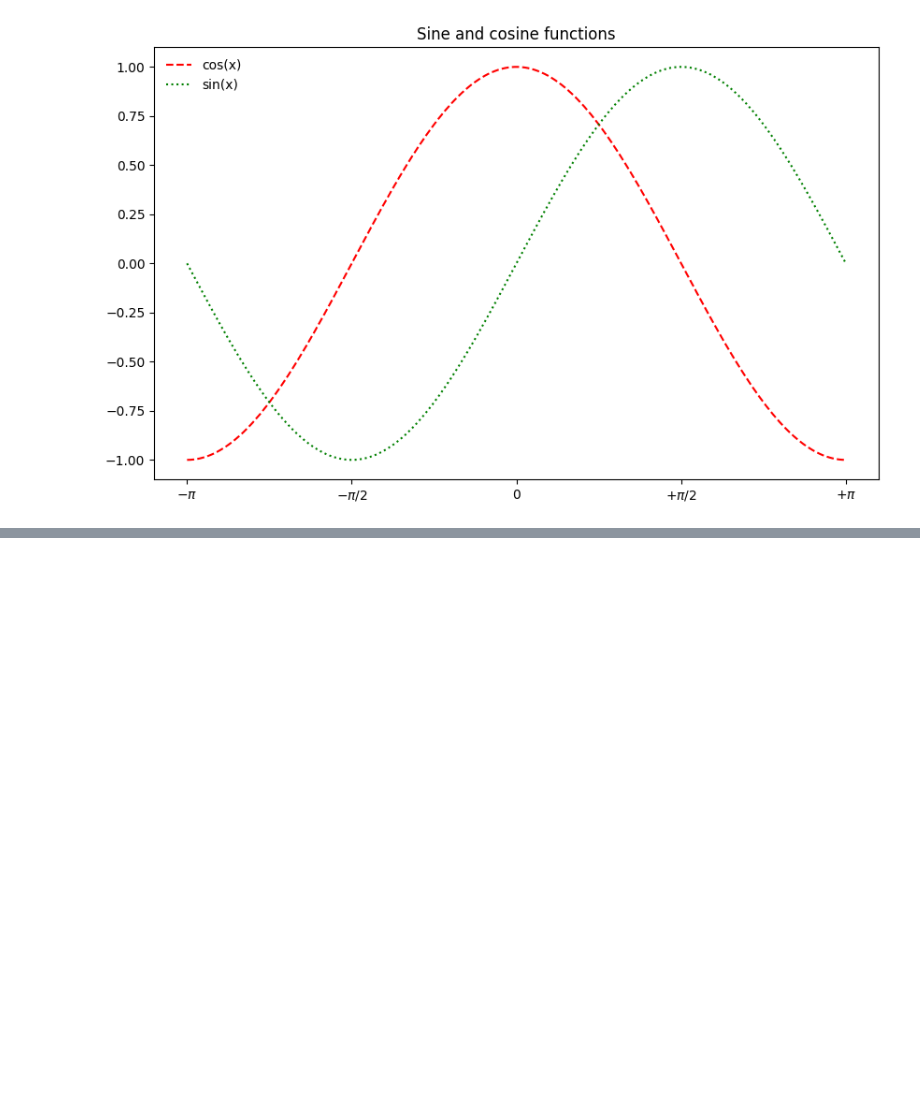
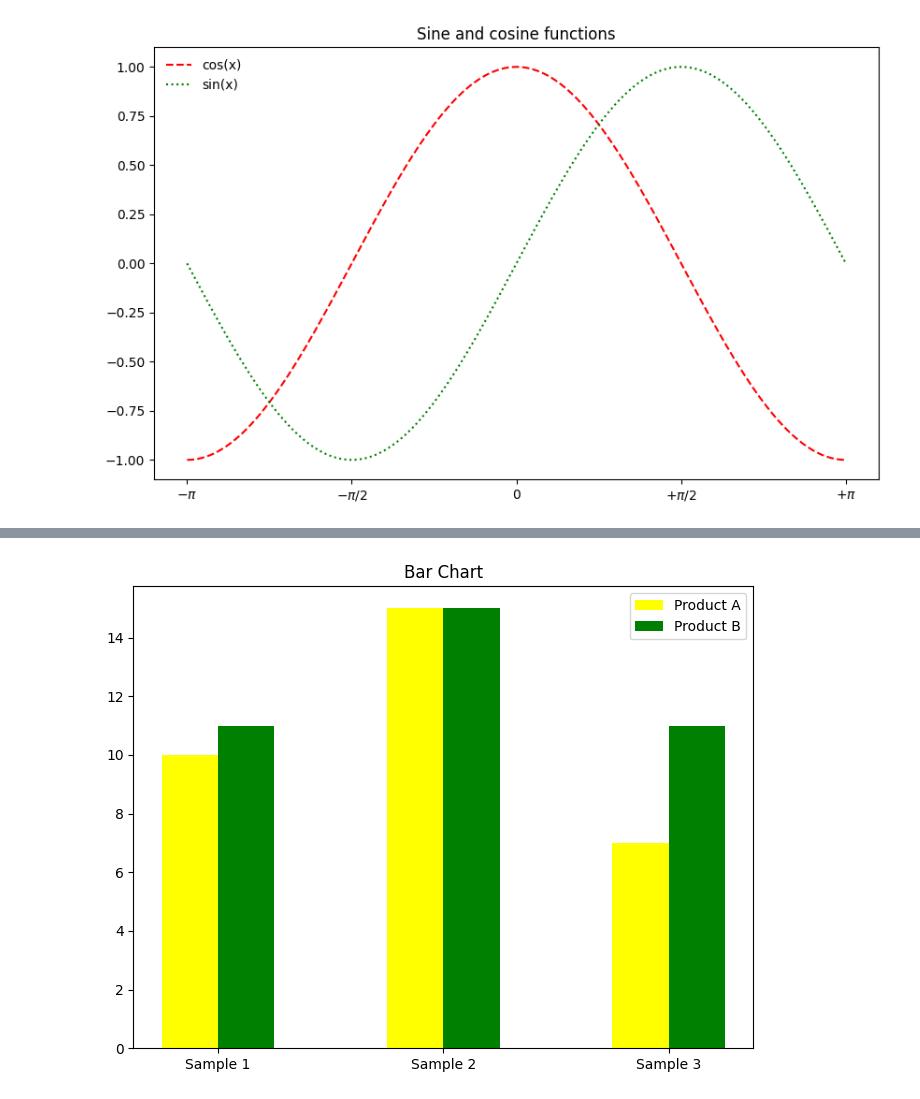
Before and after one commit to IgaMeddie/Descr_stat_-_viz, a Jupyter notebook: learnt 06-02.ipynb, the cells around one changed output, grey strips where cells are left out. Saved outputs shown, nothing was run; the diff lists cells and outputs as text; code cells hidden in the pictures; blank space fills up the shorter version.

Commit message:
Create a bar chart

```diff
--- a/learnt 06-02.ipynb
+++ b/learnt 06-02.ipynb
@@ -411,0 +416,39 @@ ax.set(title='Sine and cosine functions',
+# %%
+n_groups = 3            # number of groups of numbers
+productA = (10, 15, 7)  # product A
+productB = (11, 15, 11) # product B
+
+ind = np.arange(n_groups) # the X locations for the groups of data
+width = 0.25              # width of the bar
+
+fig, ax = plt.subplots(figsize=(8,6)) # drawing both sets in one subplot
+
+prodAchart = ax.bar(ind, productA, width, color='yellow', align='center')
+prodBchart = ax.bar(ind+width, productB, width, color='green', align='center')
+
+'''Axes.bar(x, height, width=0.8, bottom=None, *, align='center', data=None, **kwargs)[source]
+
+Make a bar plot.
+
+align{'center', 'edge'}, default: 'center'
+Alignment of the bars to the x coordinates:
+
+'center': Center the base on the x positions.
+'edge': Align the left edges of the bars with the x positions.
+'''
+
+'''Other Parameters:
+color: color or list of color, optional
+The colors of the bar faces.'''
+
+# add some text for labels, title and axes ticks
+ax.set(title='Bar Chart', xticks=ind + width/2, xticklabels=['Sample 1', 'Sample 2', 'Sample 3'])
+
+ax.legend((prodAchart[0], prodBchart[0]), ('Product A', 'Product B'))
+# ax.legend((prodAchart, prodBchart), ('Product A', 'Product B'))
+
+# prodAchart[0] accesses the first bar of prodAchart.
+
+plt.show()
+# %% [output]
+[figure, added]
```
Also changed, not shown: parts of 1 cell of this notebook.
